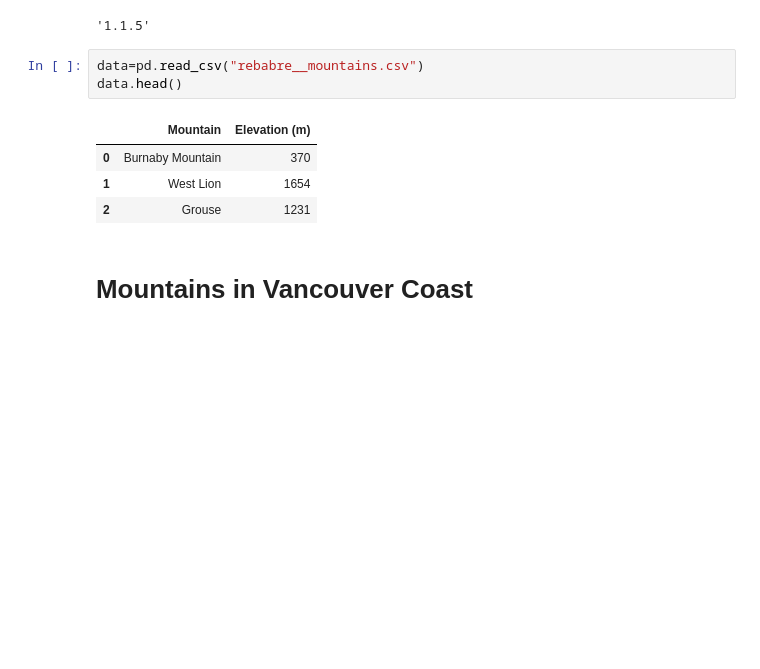
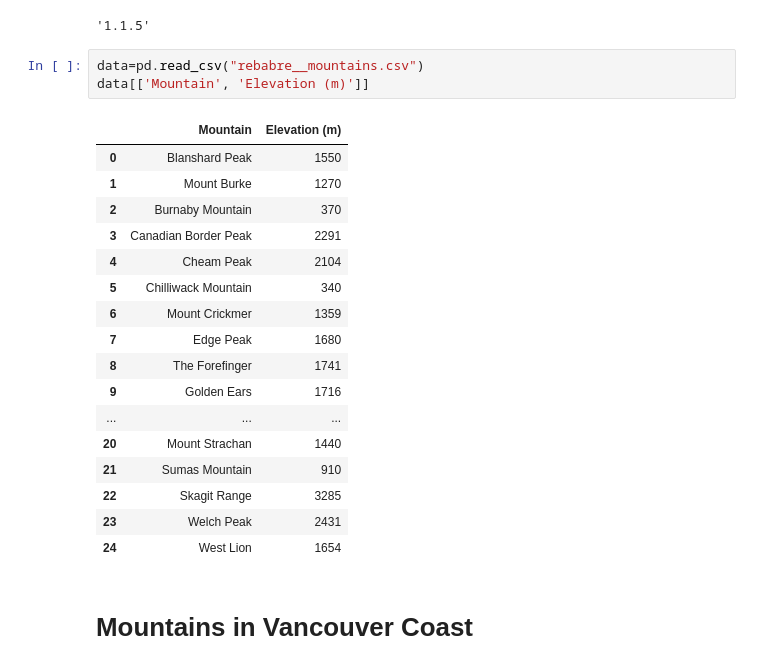
Before and after one commit to Jujhar/Mountains-Elevations-in-Vancouver-Coast, a Jupyter notebook: Mountains of Vancouver Coast.ipynb, the cells around one changed output. Cells and saved outputs as stored; diff of their text form; blank space fills up the shorter version.

```diff
--- a/Mountains of Vancouver Coast.ipynb
+++ b/Mountains of Vancouver Coast.ipynb
@@ -28,12 +28,25 @@ pd.__version__
 '1.1.5'
 # %%
 data=pd.read_csv("rebabre__mountains.csv")
-data.head()
+data[['Mountain', 'Elevation (m)']]
 # %% [output]
 |  | Mountain | Elevation (m) |
-| 0 | Burnaby Mountain | 370 |
-| 1 | West Lion | 1654 |
-| 2 | Grouse | 1231 |
+| 0 | Blanshard Peak | 1550 |
+| 1 | Mount Burke | 1270 |
+| 2 | Burnaby Mountain | 370 |
+| 3 | Canadian Border Peak | 2291 |
+| 4 | Cheam Peak | 2104 |
+| 5 | Chilliwack Mountain | 340 |
+| 6 | Mount Crickmer | 1359 |
+| 7 | Edge Peak | 1680 |
+| 8 | The Forefinger | 1741 |
+| 9 | Golden Ears | 1716 |
+| ... | ... | ... |
+| 20 | Mount Strachan | 1440 |
+| 21 | Sumas Mountain | 910 |
+| 22 | Skagit Range | 3285 |
+| 23 | Welch Peak | 2431 |
+| 24 | West Lion | 1654 |
 # %% [markdown]
 # Mountains in Vancouver Coast
 # %%
```
Also changed, not shown: parts of 3 cells of this notebook, 3 other files.
